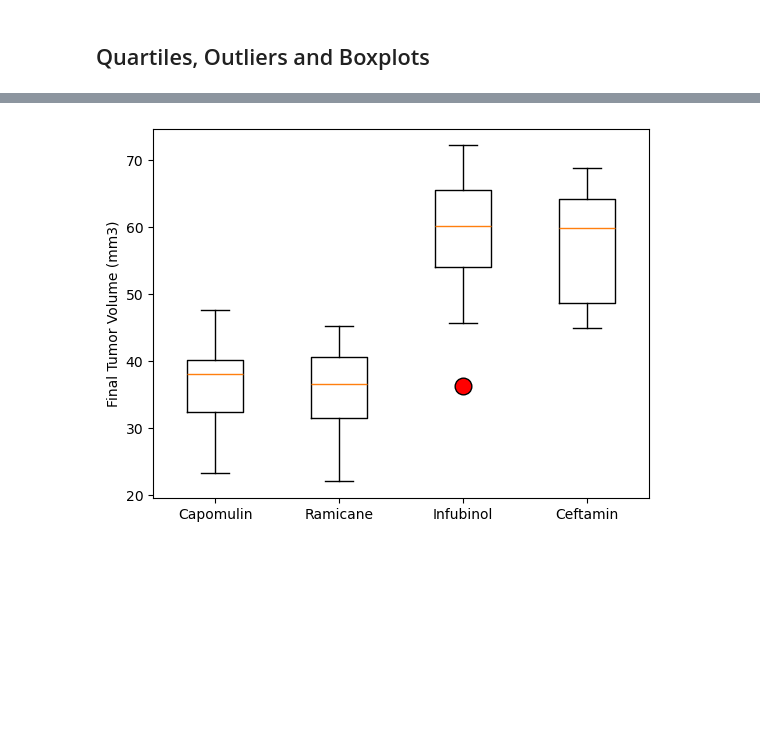
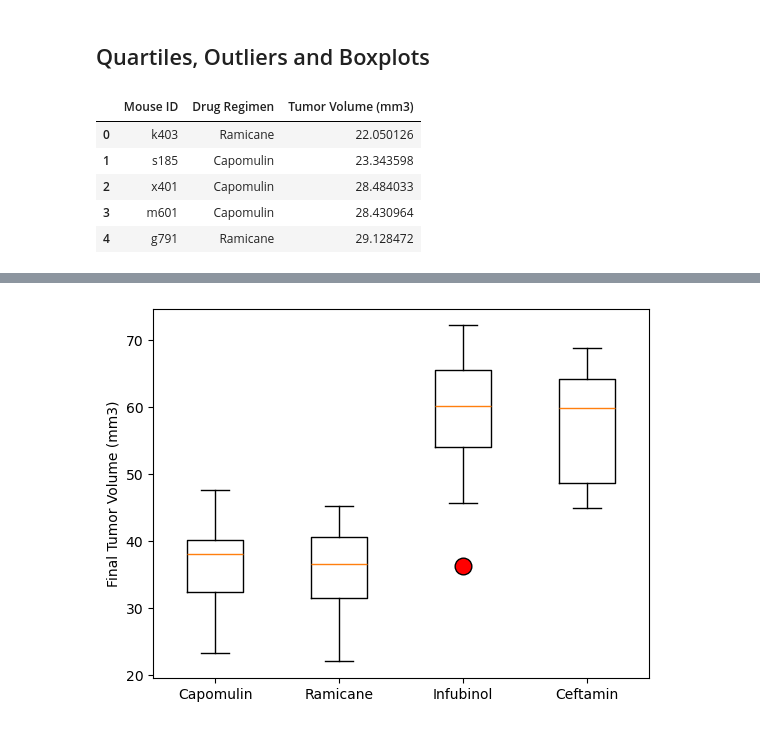
Before and after one commit to KP-Priest/Mod_5, a Jupyter notebook: pymaceuticals_starter.ipynb, the cells around one changed output, grey strips where cells are left out. Saved outputs shown, nothing was run; the diff lists cells and outputs as text; code cells hidden in the pictures; blank space fills up the shorter version.

```diff
--- a/pymaceuticals_starter.ipynb
+++ b/pymaceuticals_starter.ipynb
@@ -211,10 +213,29 @@ plt.show()
 # %%
 # Calculate the final tumor volume of each mouse across four of the treatment regimens:
 # Capomulin, Ramicane, Infubinol, and Ceftamin
 
 # Start by getting the last (greatest) timepoint for each mouse
+last_timepoint = combined_data.groupby('Mouse ID')['Timepoint'].max()
 
 
 # Merge this group df with the original DataFrame to get the tumor volume at the last timepoint
+final_tumor_volume = pd.merge(combined_data, last_timepoint.reset_index(), on=['Mouse ID', 'Timepoint'])
+
+# Filter for the four treatment regimens
+treatment_regimens = ['Capomulin', 'Ramicane', 'Infubinol', 'Ceftamin']
+final_tumor_volume_filtered = final_tumor_volume[final_tumor_volume['Drug Regimen'].isin(treatment_regimens)]
+
+
+final_tumor_summary = final_tumor_volume_filtered[['Mouse ID', 'Drug Regimen', 'Tumor Volume (mm3)']]
+
+
+final_tumor_summary.head()
+# %% [output]
+|  | Mouse ID | Drug Regimen | Tumor Volume (mm3) |
+| 0 | k403 | Ramicane | 22.050126 |
+| 1 | s185 | Capomulin | 23.343598 |
+| 2 | x401 | Capomulin | 28.484033 |
+| 3 | m601 | Capomulin | 28.430964 |
+| 4 | g791 | Ramicane | 29.128472 |
 # %%
 # Put treatments into a list for for loop (and later for plot labels)
```
Also changed, not shown: parts of 2 cells of this notebook.
